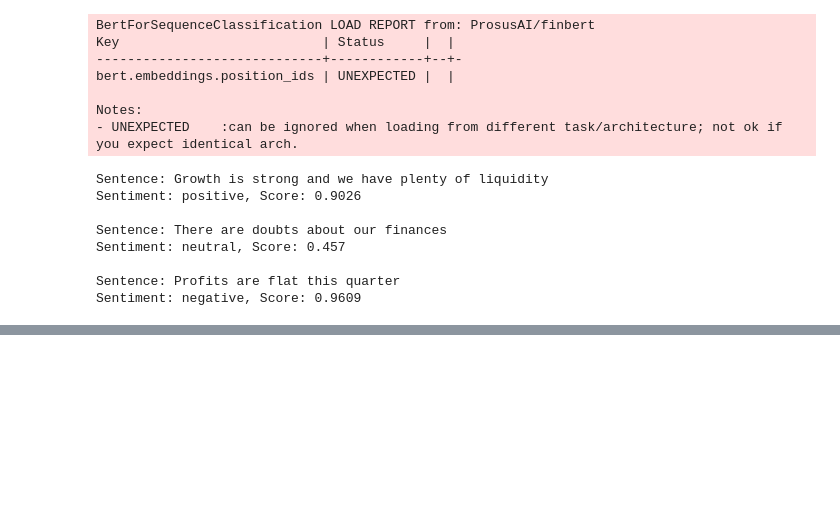
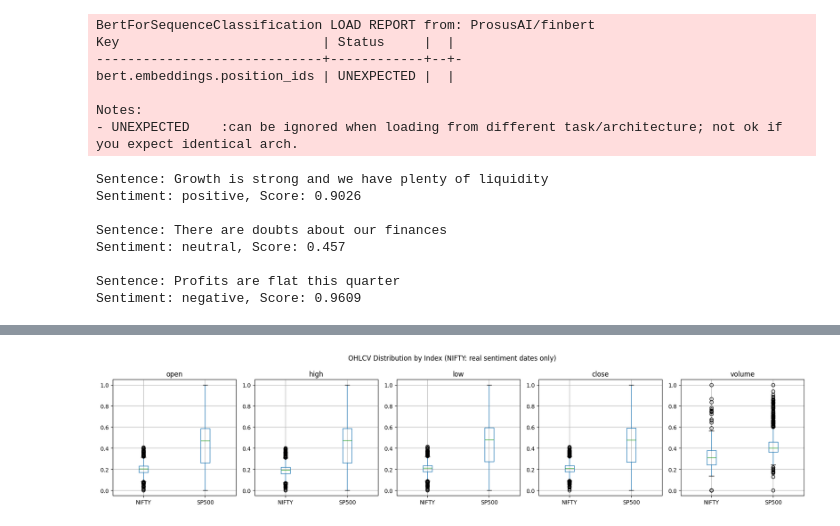
Before and after one commit to shaurya-kochar/botcoders, a Jupyter notebook: notebooks/playground.ipynb, the cells around one changed output, grey strips where cells are left out. Saved outputs shown, nothing was run; the diff lists cells and outputs as text; code cells hidden in the pictures; blank space fills up the shorter version.

```diff
--- a/notebooks/playground.ipynb
+++ b/notebooks/playground.ipynb
@@ -201,0 +205,97 @@ Sentiment: negative, Score: 0.9609
+# %%
+import os
+import pandas as pd
+import numpy as np
+import matplotlib.pyplot as plt
+
+# NIFTY50 post/news data ends here; rows after this date have a constant-fill S_t
+NIFTY_SENTIMENT_CUTOFF = pd.Timestamp("2021-02-15")
+
+def analyze_final_sub(data_dir: str = os.path.expanduser("~/dataset/inlp_project/final_sub")):
+    """
+    Combined data analysis for final_nifty.csv and final_sp500.csv.
+
+    Reports:
+      - Row counts per file and combined
+      - OHLCV distribution (describe + box plots)
+      - Correlation between avg sentiment score (S_t ... S_t-6) and Close
+        Note: NIFTY uses only rows with real sentiment data (<= 2021-02-15)
+    """
+    files = {
+        "NIFTY": os.path.join(data_dir, "final_nifty.csv"),
+        "SP500": os.path.join(data_dir, "final_sp500.csv"),
+    }
+
+    dfs = {}
+    for name, path in files.items():
+        df = pd.read_csv(path, parse_dates=["bucket"])
+        df["_source"] = name
+        dfs[name] = df
+        print(f"{name}: {len(df):,} rows (total)")
+
+    # For NIFTY, keep only rows with real sentiment data
+    nifty_all  = dfs["NIFTY"]
+    nifty_real = nifty_all[nifty_all["bucket"] <= NIFTY_SENTIMENT_CUTOFF].copy()
+    dropped    = len(nifty_all) - len(nifty_real)
+    print(f"  → NIFTY real sentiment rows (≤ {NIFTY_SENTIMENT_CUTOFF.date()}): "
+          f"{len(nifty_real):,}  (dropped {dropped:,} constant-fill rows)")
+    dfs["NIFTY"] = nifty_real
+
+    combined = pd.concat(dfs.values(), ignore_index=True)
+    print(f"Combined (NIFTY real + SP500): {len(combined):,} rows\n")
+
+    # OHLCV distribution
+    ohlcv_cols = ["open", "high", "low", "close", "volume"]
+    print("=" * 55)
+    print("OHLCV Distribution (combined, normalized values)")
+    print("=" * 55)
+    print(combined[ohlcv_cols].describe().round(6).to_string())
+    print()
+
+    fig, axes = plt.subplots(1, len(ohlcv_cols), figsize=(18, 4))
+    for ax, col in zip(axes, ohlcv_cols):
+        combined.boxplot(column=col, by="_source", ax=ax)
+        ax.set_title(col)
+        ax.set_xlabel("")
+    fig.suptitle("OHLCV Distribution by Index (NIFTY: real sentiment dates only)", fontsize=12)
+    plt.tight_layout()
+    plt.show()
+
+    # Average sentiment score across lagged window
+    sentiment_cols = ["S_t", "S_t-1", "S_t-2", "S_t-3", "S_t-4", "S_t-5", "S_t-6"]
+    combined["avg_sentiment"] = combined[sentiment_cols].mean(axis=1)
+
+    # Correlation: avg_sentiment vs close
+    print("=" * 55)
+    print("Correlation: avg_sentiment  <->  close")
+    print("  (NIFTY uses real data only: 2019-01-02 – 2021-02-15)")
+    print("=" * 55)
+    overall_r = combined[["avg_sentiment", "close"]].corr().loc["avg_sentiment", "close"]
+    print(f"  Overall  : {overall_r:.4f}")
+    for src, grp in combined.groupby("_source"):
+        r = grp[["avg_sentiment", "close"]].corr().loc["avg_sentiment", "close"]
+        print(f"  {src:<8}: {r:.4f}")
+    print()
+
+    # Scatter with regression line
+    fig, axes = plt.subplots(1, 2, figsize=(12, 4))
+    for ax, (src, grp) in zip(axes, combined.groupby("_source")):
+        ax.scatter(grp["avg_sentiment"], grp["close"], alpha=0.4, s=10)
+        valid = grp[["avg_sentiment", "close"]].dropna()
+        m, b = np.polyfit(valid["avg_sentiment"], valid["close"], 1)
+        xs = np.linspace(valid["avg_sentiment"].min(), valid["avg_sentiment"].max(), 200)
+        ax.plot(xs, m * xs + b, color="red", linewidth=1.5)
+        r = valid.corr().loc["avg_sentiment", "close"]
+        note = "\n(real data only)" if src == "NIFTY" else ""
+        ax.set_title(f"{src}  (r = {r:.4f}){note}")
+        ax.set_xlabel("Avg Sentiment Score")
+        ax.set_ylabel("Close (normalized)")
+    fig.suptitle("Avg Sentiment vs Close", fontsize=13)
+    plt.tight_layout()
+    plt.show()
+
+    return combined
+
+
+combined_df = analyze_final_sub()
+# %% [output]
@@ -201,0 +319 @@ Sentiment: negative, Score: 0.9609
+[figure, added]
```
Also changed, not shown: parts of 8 cells of this notebook, 11 other files.
